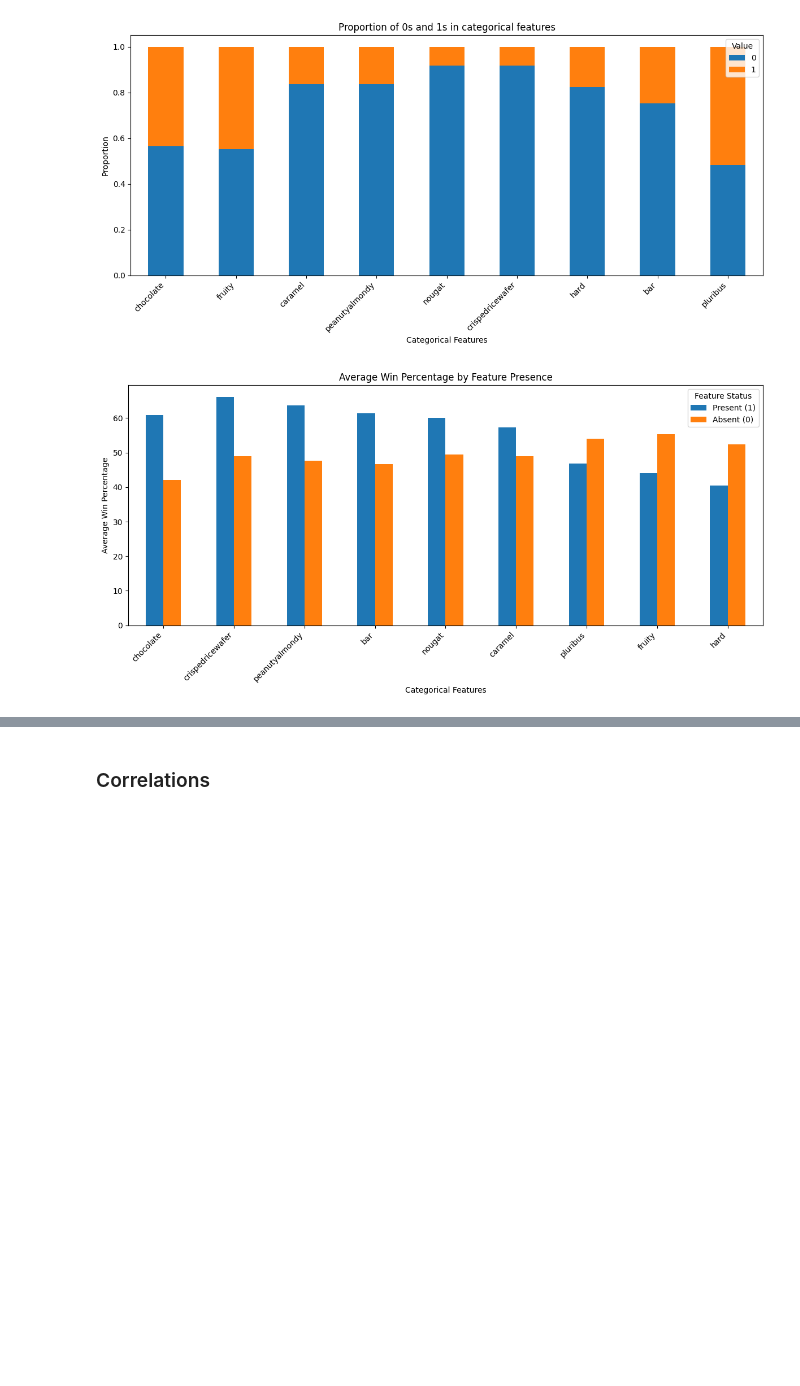
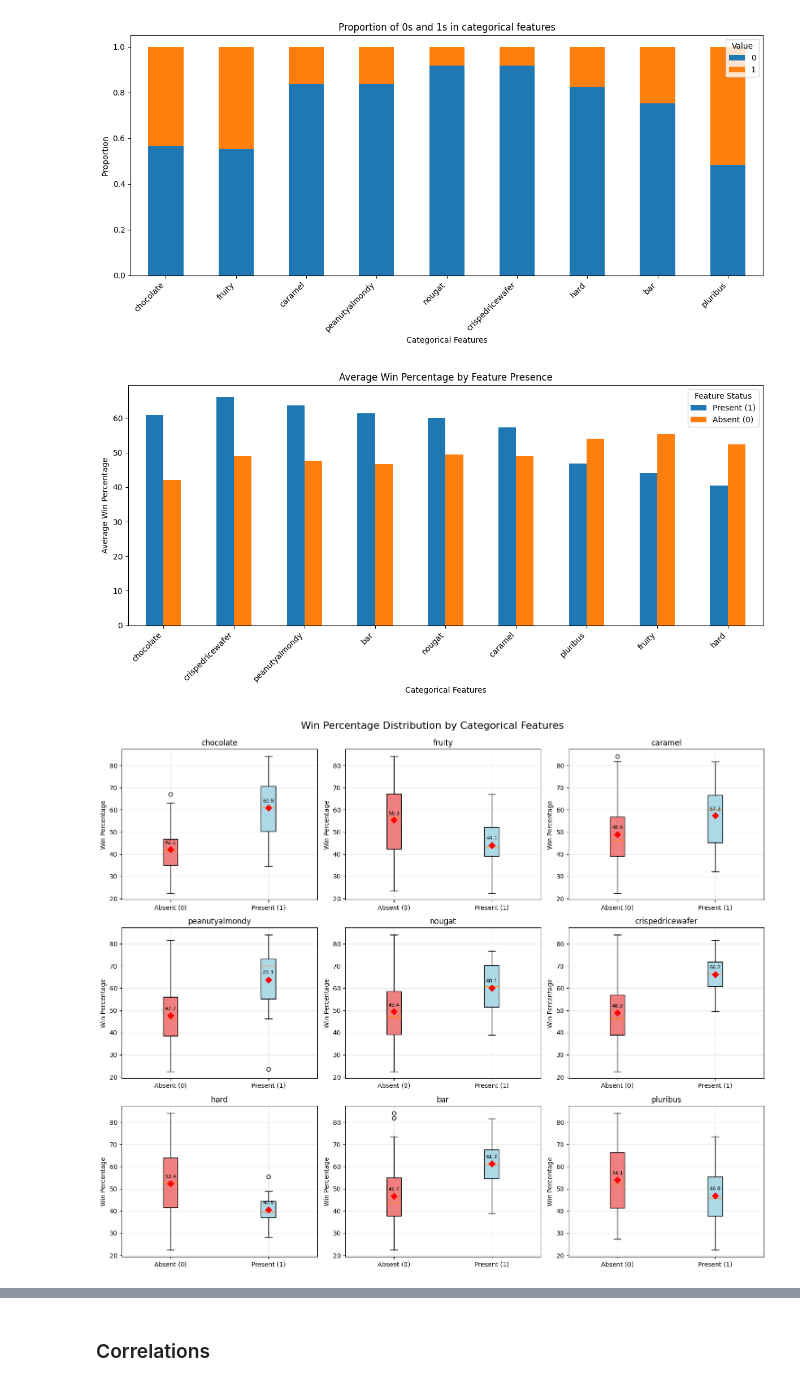
Before and after one commit to AronNemeth/lidl-case-study, a Jupyter notebook: notebooks/eda.ipynb, the cells around one changed output, grey strips where cells are left out. Cells and saved outputs as stored; diff of their text form; code cells hidden in the pictures; blank space fills up the shorter version.

```diff
--- a/notebooks/eda.ipynb
+++ b/notebooks/eda.ipynb
@@ -132,3 +133,75 @@ plt.tight_layout()
 plt.show()
 # %% [output]
 [figure]
+# %%
+# Box and whiskers plot for each categorical feature
+fig, axes = plt.subplots(3, 3, figsize=(15, 12))
+axes = axes.flatten()
+
+for i, feature in enumerate(cat_features.columns):
+    # Create data for boxplot - only when feature is present (value = 1)
+    present_data = df[df[feature] == 1]["winpercent"]
+    absent_data = df[df[feature] == 0]["winpercent"]
+
+    # Create boxplot
+    box_data = [absent_data, present_data]
+    bp = axes[i].boxplot(
+        box_data, tick_labels=["Absent (0)", "Present (1)"], patch_artist=True
+    )
+
+    # Customize colors
+    bp["boxes"][0].set_facecolor("lightcoral")
+    bp["boxes"][1].set_facecolor("lightblue")
+
+    # Add mean markers
+    axes[i].scatter(
+        [1, 2],
+        [absent_data.mean(), present_data.mean()],
+        color="red",
+        marker="D",
+        s=50,
+        zorder=3,
+        label="Mean",
+    )
+
+    axes[i].set_title(f"{feature}")
+    axes[i].set_ylabel("Win Percentage")
+    axes[i].grid(True, alpha=0.3)
+
+    # Add mean values as text
+    axes[i].text(
+        1,
+        absent_data.mean() + 2,
+        f"{absent_data.mean():.1f}",
+        ha="center",
+        va="bottom",
+        fontsize=8,
+    )
+    axes[i].text(
+        2,
+        present_data.mean() + 2,
+        f"{present_data.mean():.1f}",
+        ha="center",
+        va="bottom",
+        fontsize=8,
+    )
+
+plt.tight_layout()
+plt.suptitle("Win Percentage Distribution by Categorical Features", y=1.02, fontsize=16)
+plt.show()
+
+print("Summary stats for features:")
+for feature in cat_features.columns:
+    present = df[df[feature] == 1]["winpercent"]
+    absent = df[df[feature] == 0]["winpercent"]
+
+    print(f"\n{feature}:")
+    print(
+        f"  Present (1): Min={present.min():.1f}, Max={present.max():.1f}, Mean={present.mean():.1f}"
+    )
+    print(
+        f"  Absent (0):  Min={absent.min():.1f}, Max={absent.max():.1f}, Mean={absent.mean():.1f}"
+    )
+    print(f"  Difference: {present.mean() - absent.mean():.1f}")
+# %% [output]
+[figure, added]
```
Also changed, not shown: parts of 12 cells of this notebook, 6 other files.
